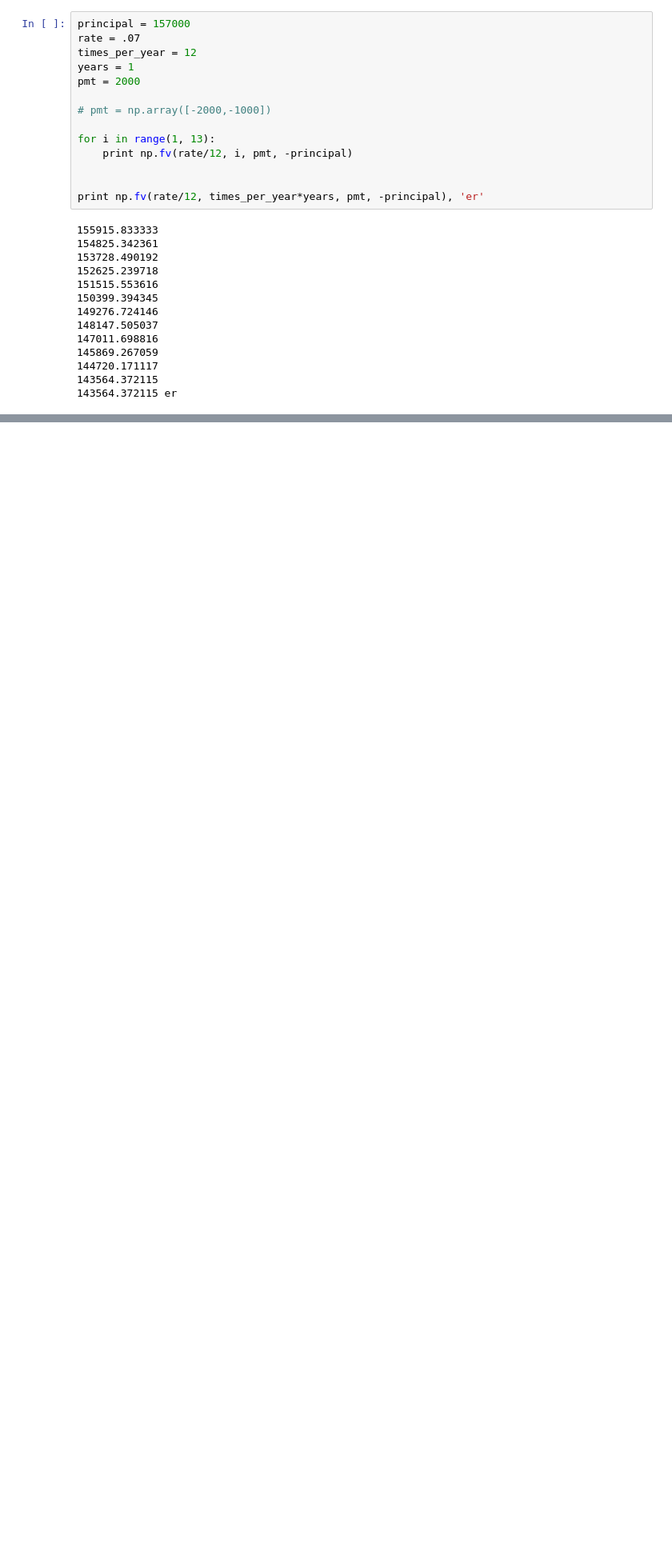
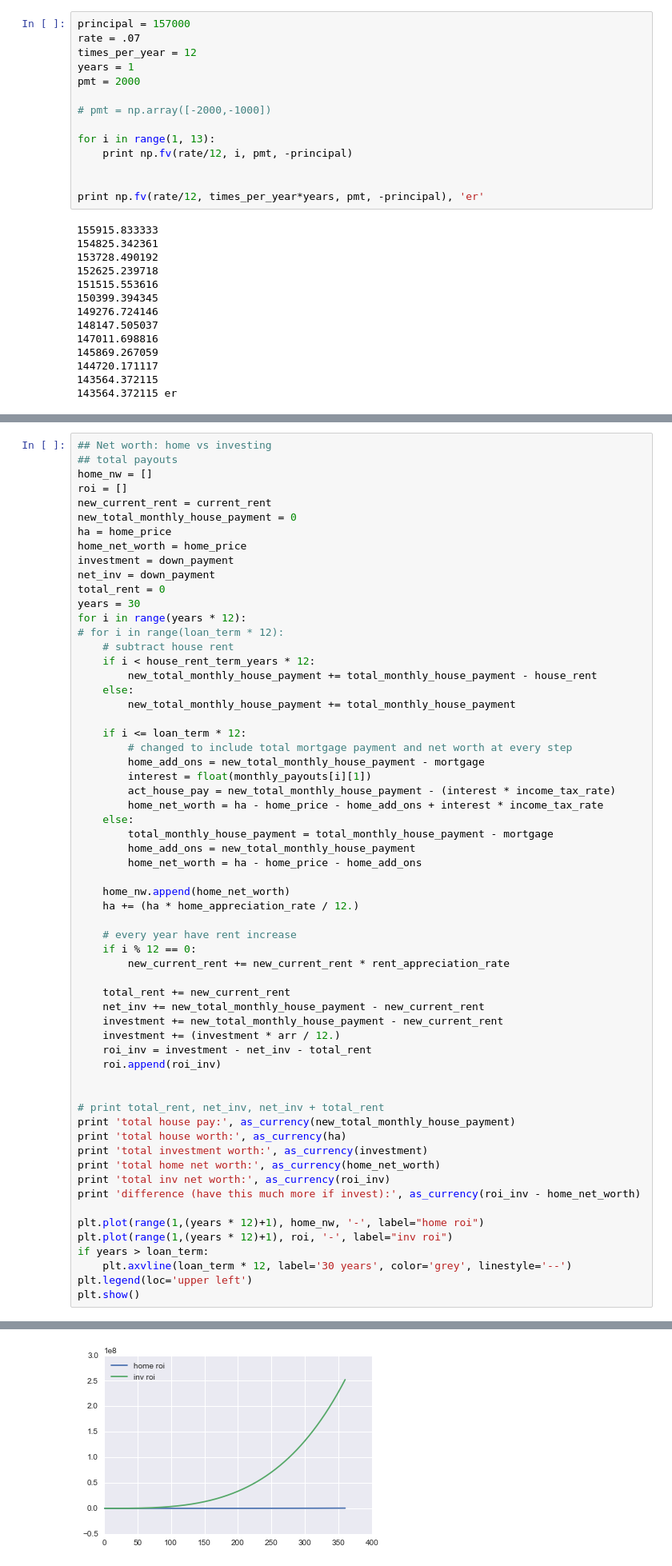
Before and after one commit to mikejaron1/Finance_recommendations, a Jupyter notebook: Finance_recommender.ipynb, the cells around one changed output, grey strips where cells are left out. Shown: that part at 80% size. Drawn from its saved outputs; the diff is of its cells as text; blank space fills up the shorter version.

```diff
--- a/Finance_recommender.ipynb
+++ b/Finance_recommender.ipynb
@@ -175,0 +414,62 @@ plt.show()
+# %%
+## Net worth: home vs investing
+## total payouts
+home_nw = []
+roi = []
+new_current_rent = current_rent
+new_total_monthly_house_payment = 0
+ha = home_price
+home_net_worth = home_price
+investment = down_payment
+net_inv = down_payment
+total_rent = 0
+years = 30
+for i in range(years * 12):
+# for i in range(loan_term * 12):
+    # subtract house rent
+    if i < house_rent_term_years * 12:
+        new_total_monthly_house_payment += total_monthly_house_payment - house_rent
+    else:
+        new_total_monthly_house_payment += total_monthly_house_payment
+
+    if i <= loan_term * 12:
+        # changed to include total mortgage payment and net worth at every step
+        home_add_ons = new_total_monthly_house_payment - mortgage
+        interest = float(monthly_payouts[i][1])
+        act_house_pay = new_total_monthly_house_payment - (interest * income_tax_rate)
+        home_net_worth = ha - home_price - home_add_ons + interest * income_tax_rate
+    else:
+        total_monthly_house_payment = total_monthly_house_payment - mortgage
+        home_add_ons = new_total_monthly_house_payment
+        home_net_worth = ha - home_price - home_add_ons
+
+    home_nw.append(home_net_worth)
+    ha += (ha * home_appreciation_rate / 12.)
+
+    # every year have rent increase
+    if i % 12 == 0:
+        new_current_rent += new_current_rent * rent_appreciation_rate
+
+    total_rent += new_current_rent
+    net_inv += new_total_monthly_house_payment - new_current_rent
+    investment += new_total_monthly_house_payment - new_current_rent
+    investment += (investment * arr / 12.)
+    roi_inv = investment - net_inv - total_rent
+    roi.append(roi_inv)
+
+
+# print total_rent, net_inv, net_inv + total_rent
+print 'total house pay:', as_currency(new_total_monthly_house_payment)
+print 'total house worth:', as_currency(ha)
+print 'total investment worth:', as_currency(investment)
+print 'total home net worth:', as_currency(home_net_worth)
+print 'total inv net worth:', as_currency(roi_inv)
+print 'difference (have this much more if invest):', as_currency(roi_inv - home_net_worth)
+
+plt.plot(range(1,(years * 12)+1), home_nw, '-', label="home roi")
+plt.plot(range(1,(years * 12)+1), roi, '-', label="inv roi")
+if years > loan_term:
+    plt.axvline(loan_term * 12, label='30 years', color='grey', linestyle='--')
+plt.legend(loc='upper left')
+plt.show()
+# %% [output]
@@ -175,0 +482 @@ plt.show()
+[figure, added]
```
Also changed, not shown: parts of 22 cells of this notebook.
